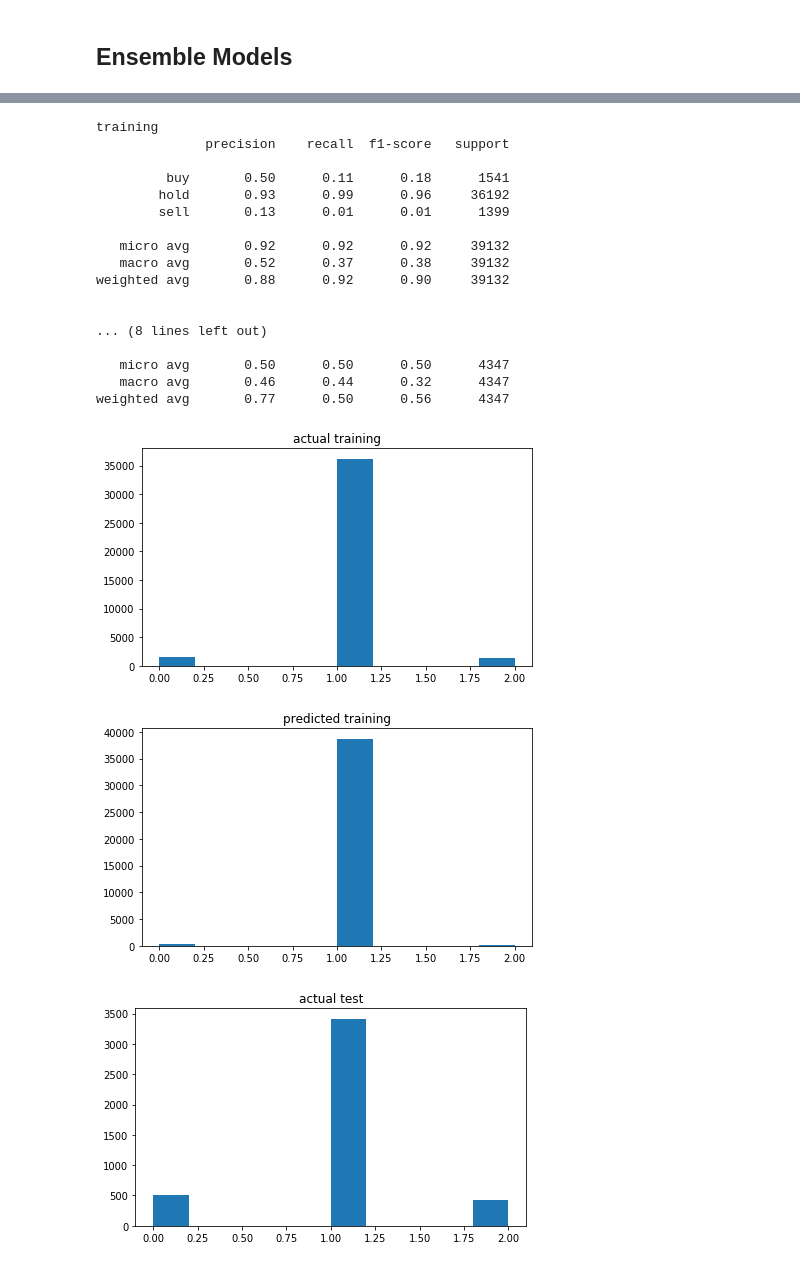
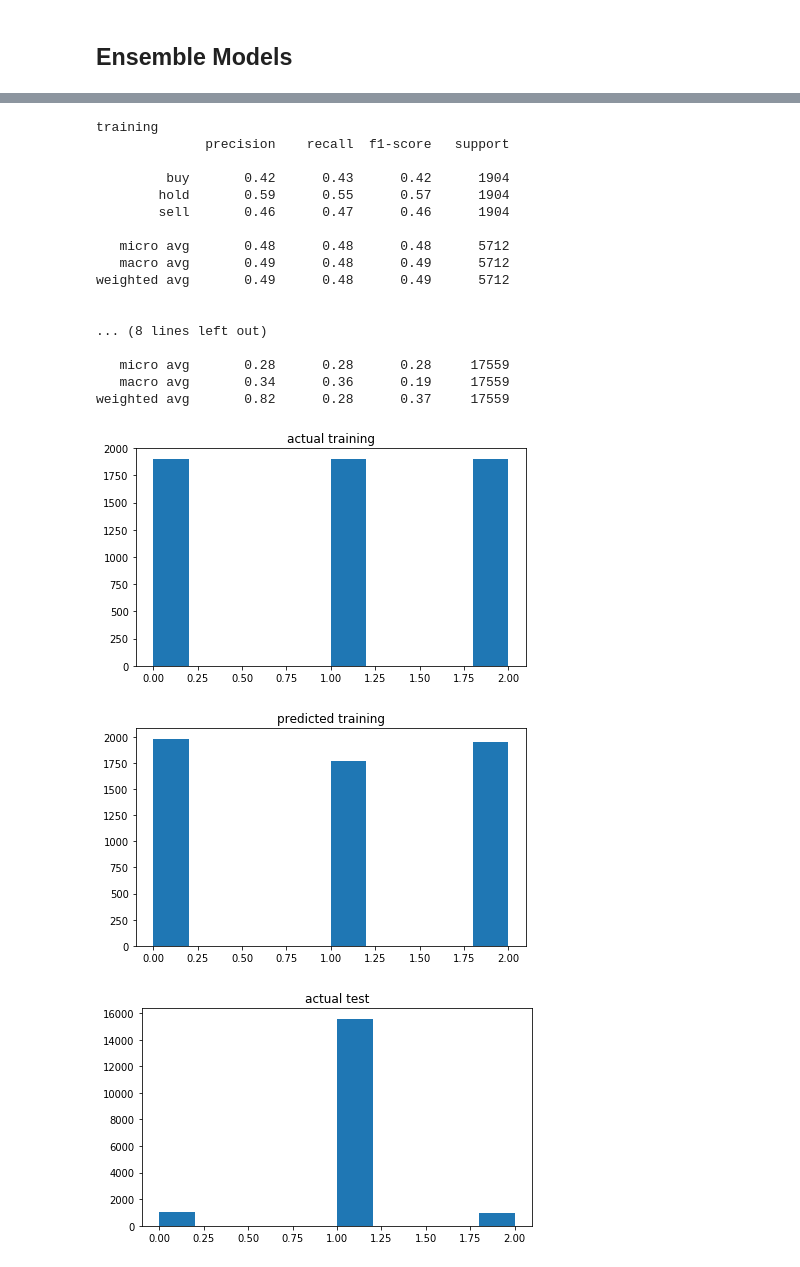
Before and after one commit to machine-learning-2018-2019-fasilkom-ui/Mending-ML-Aja, a Jupyter notebook: Classification.ipynb, the cells around one changed output, grey strips where cells are left out. Saved outputs shown, nothing was run; the diff lists cells and outputs as text; code cells hidden in the pictures.

Commit message:
experiments 19/04

```diff
--- a/Classification.ipynb
+++ b/Classification.ipynb
@@ -325,0 +46,6 @@ plt.scatter(
+# %%
+equal_idx = np.append(buysell_idx, sample_idx)
+# %%
+X_train = X_train[equal_idx]
+# %%
+y_train = y_train[equal_idx]
@@ -341,12 +75,12 @@ def sklearn_experiment(clf):
     plt.title('predicted training')
     plt.hist(y_pred_train)
 
-    print('\n\n\ntesting')
-    y_pred_test = clf.predict(X_test)
-    print(classification_report(y_test, y_pred_test, target_names=['buy', 'hold', 'sell']))
+    print('\n\n\ntesting on up data')
+    y_pred_test = clf.predict(X_up_test)
+    print(classification_report(y_up_test, y_pred_test, target_names=['buy', 'hold', 'sell']))
     plt.figure(figsize=(7,4))
     plt.title('actual test')
-    plt.hist(y_test)
+    plt.hist(y_up_test)
     plt.figure(figsize=(7,4))
     plt.title('predicted test')
     plt.hist(y_pred_test)
@@ -433,23 +167,23 @@ weighted avg       0.74      0.77      0.72      4347
 # %%
-sklearn_experiment(AdaBoostClassifier(n_estimators=150))
+sklearn_experiment(AdaBoostClassifier(n_estimators=250))
 # %% [output]
 training
               precision    recall  f1-score   support
 
-         buy       0.50      0.11      0.18      1541
-        hold       0.93      0.99      0.96     36192
-        sell       0.13      0.01      0.01      1399
+         buy       0.42      0.43      0.42      1904
+        hold       0.59      0.55      0.57      1904
+        sell       0.46      0.47      0.46      1904
 
-   micro avg       0.92      0.92      0.92     39132
-   macro avg       0.52      0.37      0.38     39132
-weighted avg       0.88      0.92      0.90     39132
+   micro avg       0.48      0.48      0.48      5712
+   macro avg       0.49      0.48      0.49      5712
+weighted avg       0.49      0.48      0.49      5712
 
 
 ... (8 lines left out)
 
-   micro avg       0.50      0.50      0.50      4347
-   macro avg       0.46      0.44      0.32      4347
-weighted avg       0.77      0.50      0.56      4347
+   micro avg       0.28      0.28      0.28     17559
+   macro avg       0.34      0.36      0.19     17559
+weighted avg       0.82      0.28      0.37     17559
-[figure, old version]
+[figure, new version]
-[figure, old version]
+[figure, new version]
-[figure, old version]
+[figure, new version]
```
Also changed, not shown: parts of 60 cells of this notebook, 2 other files.
